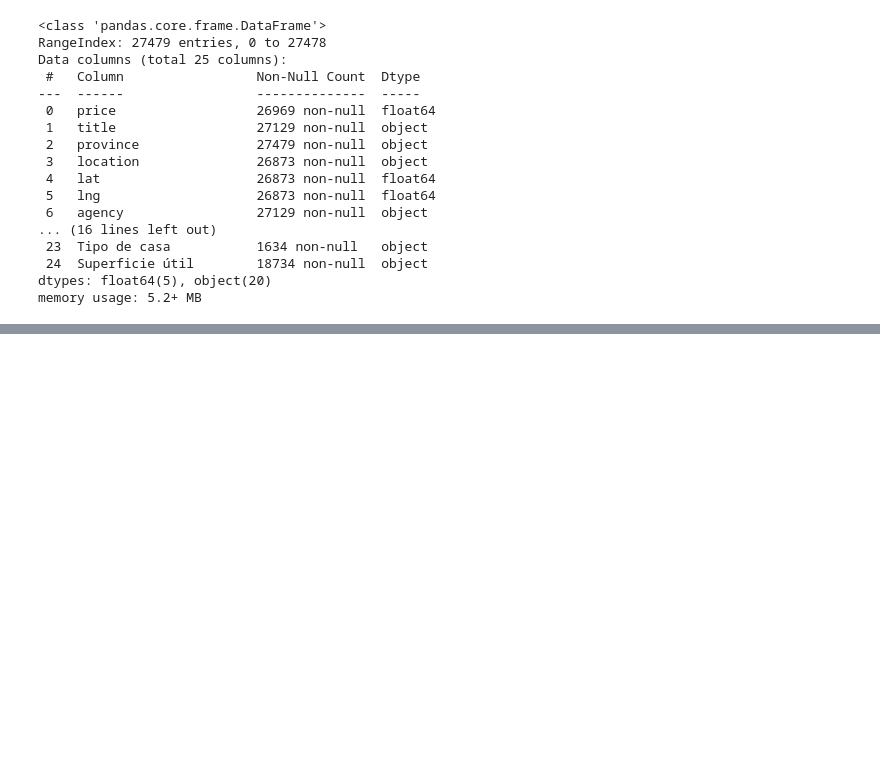
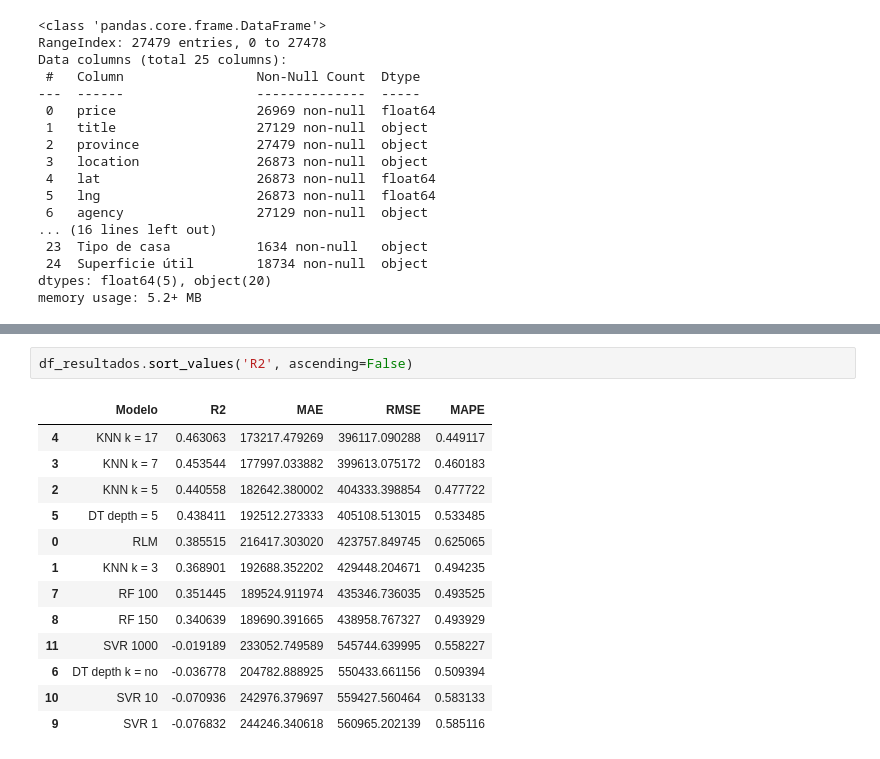
Before and after one commit to ceciorosco/Cecilia-Repositorio, a Jupyter notebook: Modulo 5/01.calculadora_precio_viviendas.ipynb, the cells around one changed output, grey strips where cells are left out. Saved outputs shown, nothing was run; the diff lists cells and outputs as text; blank space fills up the shorter version.

```diff
--- a/Modulo 5/01.calculadora_precio_viviendas.ipynb
+++ b/Modulo 5/01.calculadora_precio_viviendas.ipynb
@@ -101,0 +397,16 @@ df.drop[['id_1', 'id_2', 'updated', 'timestamp', 'province', 'Referencia', 'loca
+# %%
+df_resultados.sort_values('R2', ascending=False)
+# %% [output]
+|  | Modelo | R2 | MAE | RMSE | MAPE |
+| 4 | KNN k = 17 | 0.463063 | 173217.479269 | 396117.090288 | 0.449117 |
+| 3 | KNN k = 7 | 0.453544 | 177997.033882 | 399613.075172 | 0.460183 |
+| 2 | KNN k = 5 | 0.440558 | 182642.380002 | 404333.398854 | 0.477722 |
+| 5 | DT depth = 5 | 0.438411 | 192512.273333 | 405108.513015 | 0.533485 |
+| 0 | RLM | 0.385515 | 216417.303020 | 423757.849745 | 0.625065 |
+| 1 | KNN k = 3 | 0.368901 | 192688.352202 | 429448.204671 | 0.494235 |
+| 7 | RF 100 | 0.351445 | 189524.911974 | 435346.736035 | 0.493525 |
+| 8 | RF 150 | 0.340639 | 189690.391665 | 438958.767327 | 0.493929 |
+| 11 | SVR 1000 | -0.019189 | 233052.749589 | 545744.639995 | 0.558227 |
+| 6 | DT depth k = no | -0.036778 | 204782.888925 | 550433.661156 | 0.509394 |
+| 10 | SVR 10 | -0.070936 | 242976.379697 | 559427.560464 | 0.583133 |
+| 9 | SVR 1 | -0.076832 | 244246.340618 | 560965.202139 | 0.585116 |
```
Also changed, not shown: parts of 20 cells of this notebook, 4 other files.
